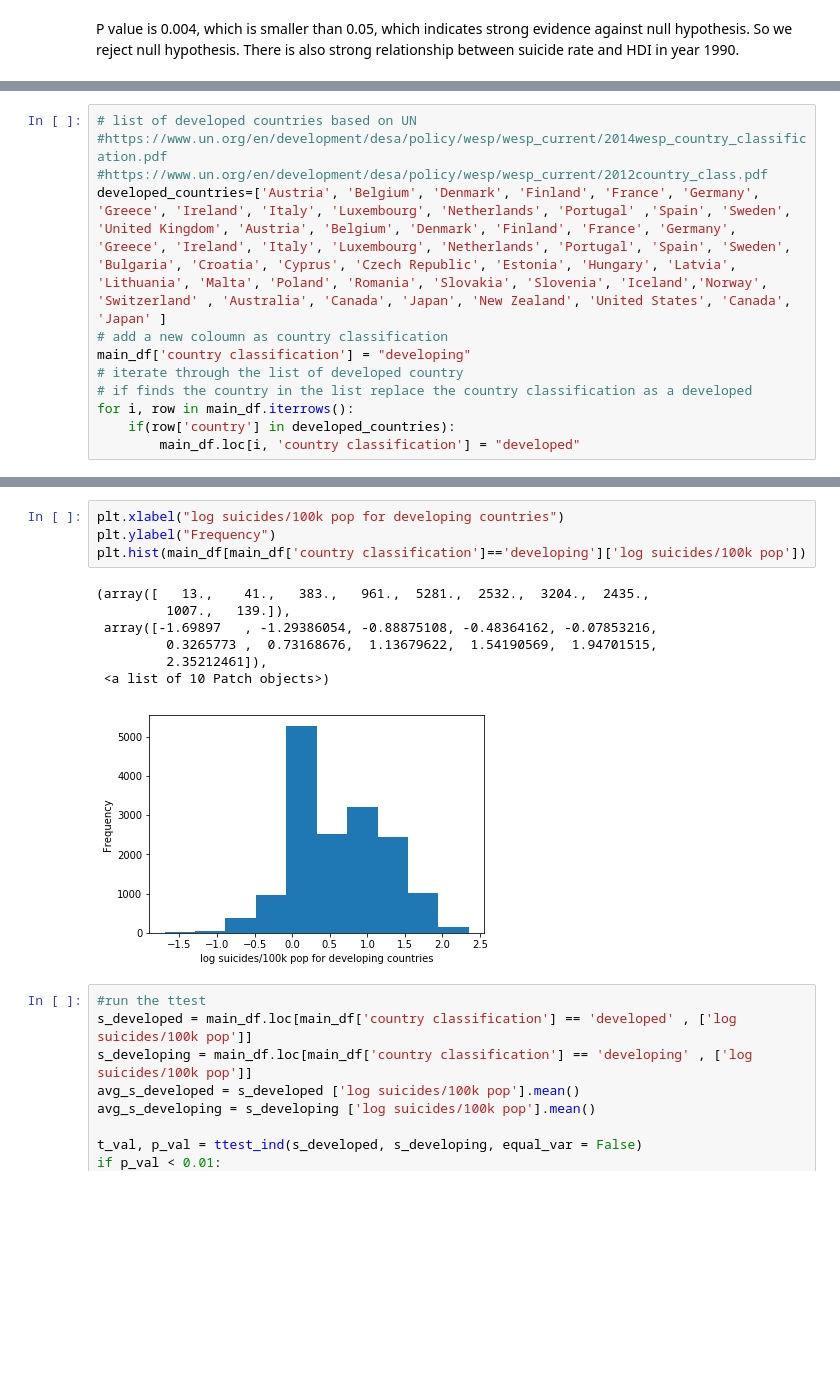
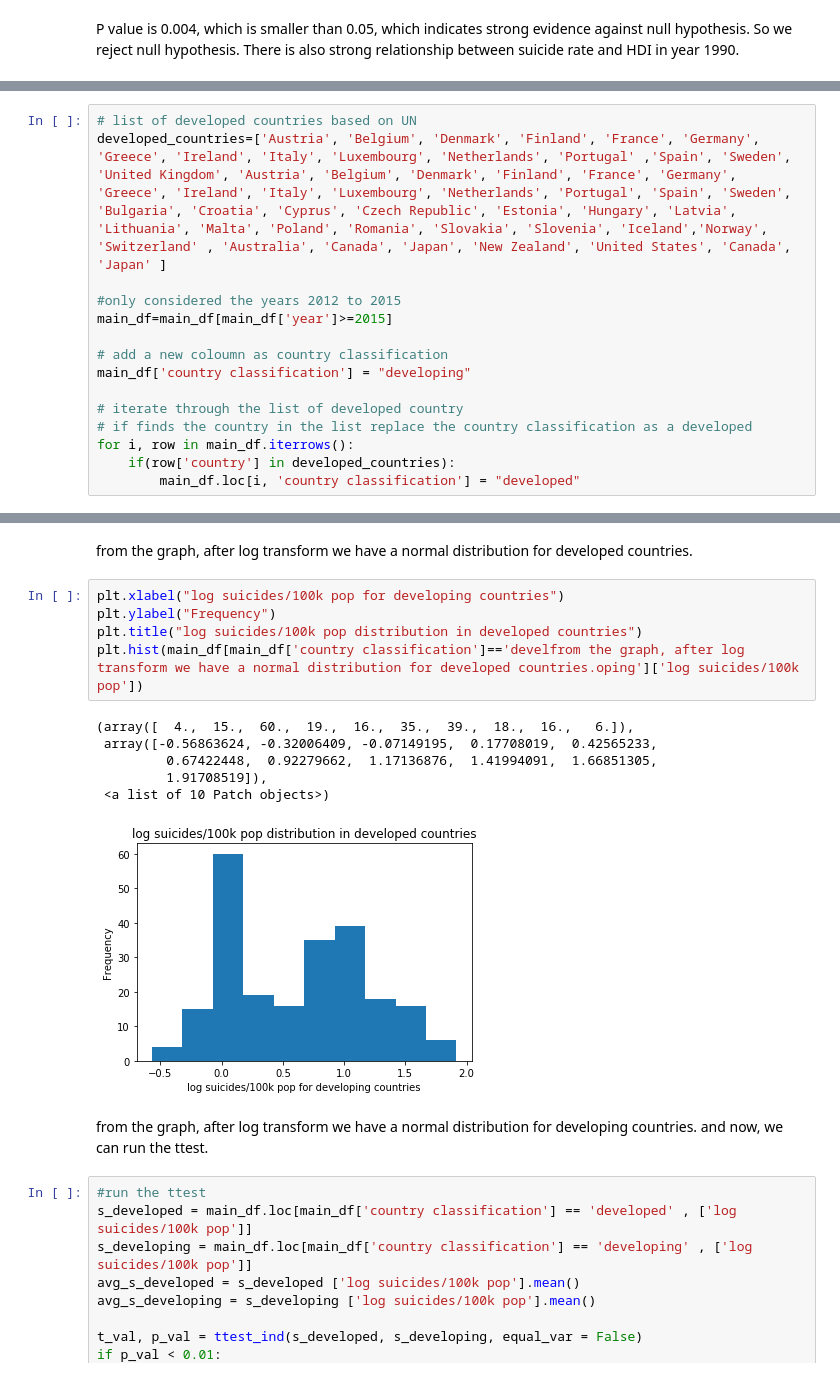
Before and after one commit to YuechenL/COGS108FinalProject, a Jupyter notebook: FinalProject.ipynb, the cells around one changed output, grey strips where cells are left out. Saved outputs shown, nothing was run; the diff lists cells and outputs as text; blank space fills up the shorter version.

```diff
--- a/FinalProject.ipynb
+++ b/FinalProject.ipynb
@@ -798,11 +804,14 @@ P value is 0.004, which is smaller than 0.05, which indicates strong evidence ag
 # %%
 # list of developed countries based on UN
-#https://www.un.org/en/development/desa/policy/wesp/wesp_current/2014wesp_country_classification.pdf
-#https://www.un.org/en/development/desa/policy/wesp/wesp_current/2012country_class.pdf
 developed_countries=['Austria', 'Belgium', 'Denmark', 'Finland', 'France', 'Germany', 'Greece', 'Ireland', 'Italy', 'Luxembourg', 'Netherlands', 'Portugal' ,'Spain', 'Sweden', 'United Kingdom', 'Austria', 'Belgium', 'Denmark', 'Finland', 'France', 'Germany', 'Greece', 'Ireland', 'Italy', 'Luxembourg', 'Netherlands', 'Portugal', 'Spain', 'Sweden',
 'Bulgaria', 'Croatia', 'Cyprus', 'Czech Republic', 'Estonia', 'Hungary', 'Latvia', 'Lithuania', 'Malta', 'Poland', 'Romania', 'Slovakia', 'Slovenia', 'Iceland','Norway', 'Switzerland' , 'Australia', 'Canada', 'Japan', 'New Zealand', 'United States', 'Canada', 'Japan' ]
+
+#only considered the years 2012 to 2015
+main_df=main_df[main_df['year']>=2015]
+
 # add a new coloumn as country classification
 main_df['country classification'] = "developing"
+
 # iterate through the list of developed country
 # if finds the country in the list replace the country classification as a developed
 for i, row in main_df.iterrows():
@@ -866,15 +882,20 @@ plt.hist(main_df[main_df['country classification']=='developed']['log suicides/1
+# %% [markdown]
+from the graph, after log transform we have a normal distribution for developed countries.
 # %%
 plt.xlabel("log suicides/100k pop for developing countries")
 plt.ylabel("Frequency")
-plt.hist(main_df[main_df['country classification']=='developing']['log suicides/100k pop'])
+plt.title("log suicides/100k pop distribution in developed countries")
+plt.hist(main_df[main_df['country classification']=='develfrom the graph, after log transform we have a normal distribution for developed countries.oping']['log suicides/100k pop'])
 # %% [output]
-(array([   13.,    41.,   383.,   961.,  5281.,  2532.,  3204.,  2435.,
-         1007.,   139.]),
- array([-1.69897   , -1.29386054, -0.88875108, -0.48364162, -0.07853216,
-         0.3265773 ,  0.73168676,  1.13679622,  1.54190569,  1.94701515,
-         2.35212461]),
+(array([  4.,  15.,  60.,  19.,  16.,  35.,  39.,  18.,  16.,   6.]),
+ array([-0.56863624, -0.32006409, -0.07149195,  0.17708019,  0.42565233,
+         0.67422448,  0.92279662,  1.17136876,  1.41994091,  1.66851305,
+         1.91708519]),
  <a list of 10 Patch objects>)
-[figure, old version]
+[figure, new version]
+# %% [markdown]
+from the graph, after log transform we have a normal distribution for developing countries.
+and now, we can run the ttest.
 # %%
 #run the ttest
 s_developed = main_df.loc[main_df['country classification'] == 'developed' , ['log suicides/100k pop']]
```
Also changed, not shown: parts of 27 cells of this notebook.
